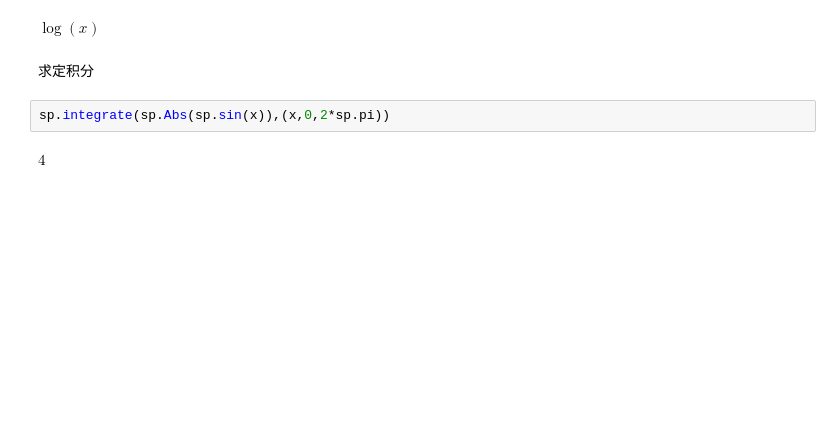
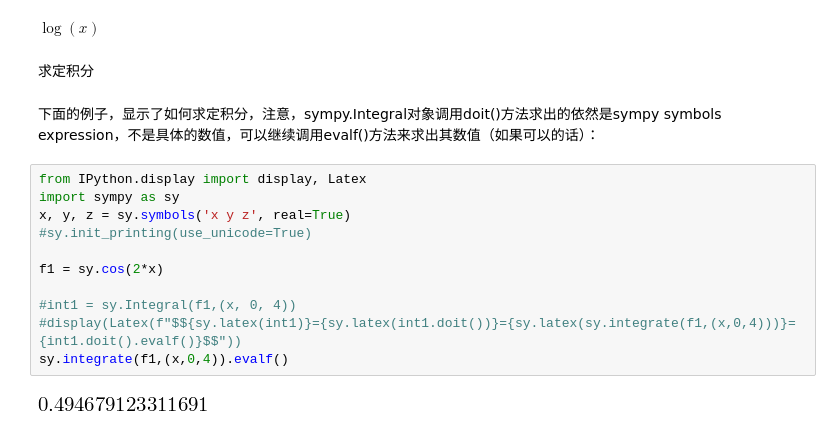
Before and after one commit to jayaston/mypyworks, a Jupyter notebook: 科学计算.ipynb, the cells around one changed output. Saved outputs shown, nothing was run; the diff lists cells and outputs as text; blank space fills up the shorter version.

```diff
--- a/科学计算.ipynb
+++ b/科学计算.ipynb
@@ -115,7 +203,18 @@ sp.integrate(1/x,x)
 $\displaystyle \log{\left(x \right)}$
 # %% [markdown]
 求定积分
-# %%
-sp.integrate(sp.Abs(sp.sin(x)),(x,0,2*sp.pi))
-# %% [output]
-$\displaystyle 4$
+# %% [markdown]
+下面的例子，显示了如何求定积分，注意，sympy.Integral对象调用doit()方法求出的依然是sympy symbols expression，不是具体的数值，可以继续调用evalf()方法来求出其数值（如果可以的话）：
+# %%
+from IPython.display import display, Latex
+import sympy as sy
+x, y, z = sy.symbols('x y z', real=True)
+#sy.init_printing(use_unicode=True)
+
+f1 = sy.cos(2*x)
+
+#int1 = sy.Integral(f1,(x, 0, 4))
+#display(Latex(f"$${sy.latex(int1)}={sy.latex(int1.doit())}={sy.latex(sy.integrate(f1,(x,0,4)))}={int1.doit().evalf()}$$"))
+sy.integrate(f1,(x,0,4)).evalf()
+# %% [output]
+[figure, added]
```
Also changed, not shown: parts of 24 cells of this notebook, 2 other files.
